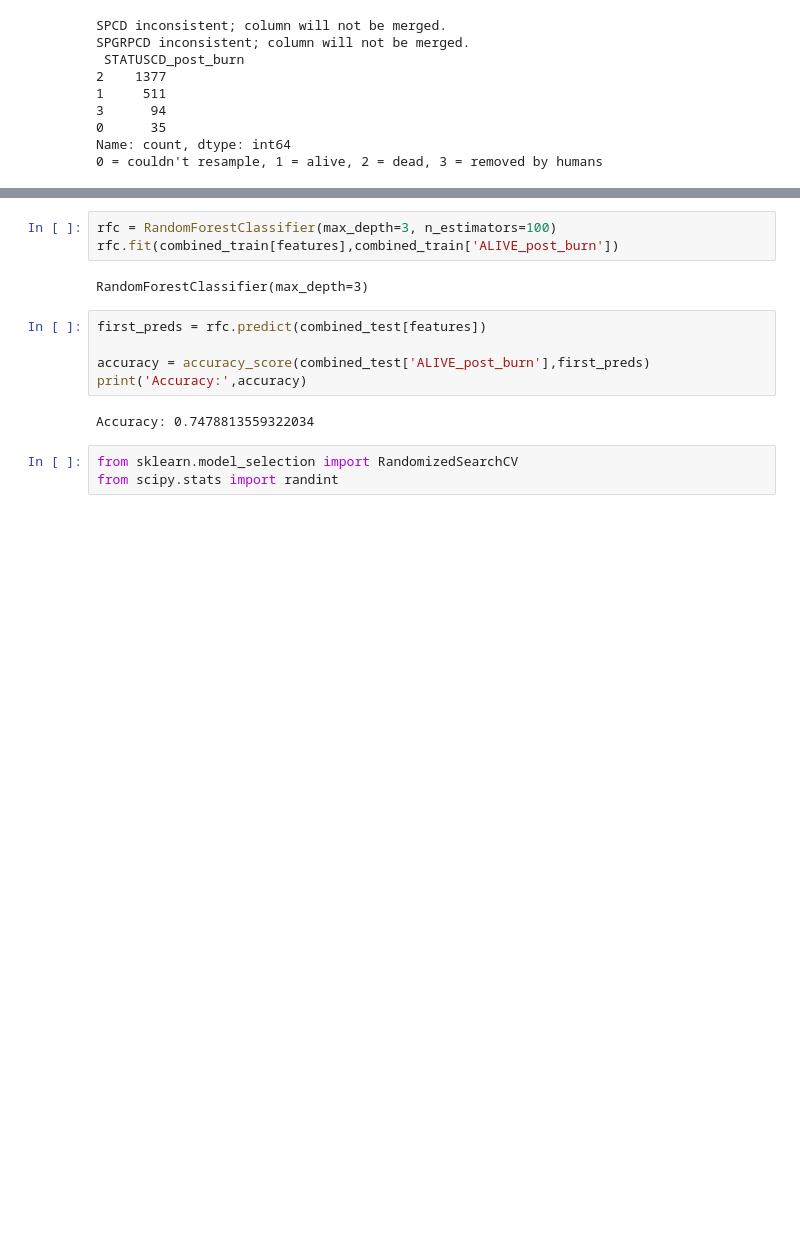
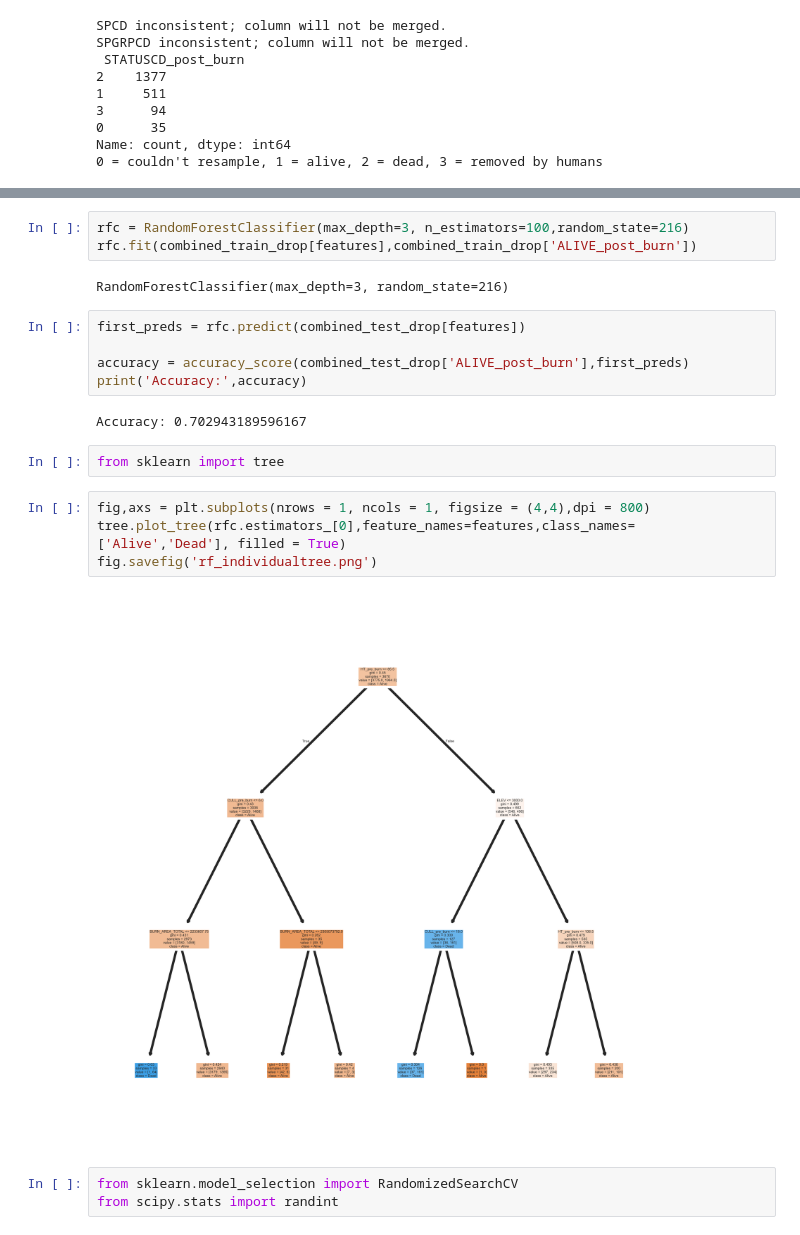
Before and after one commit to hbclad/Erdos_Trees, a Jupyter notebook: machine_learning/Henry_Analysis.ipynb, the cells around one changed output, grey strips where cells are left out. Drawn from its saved outputs; the diff is of its cells as text; blank space fills up the shorter version.

Commit message:
tree stuff

```diff
--- a/machine_learning/Henry_Analysis.ipynb
+++ b/machine_learning/Henry_Analysis.ipynb
@@ -60,15 +86,23 @@ Name: count, dtype: int64
 # %%
-rfc = RandomForestClassifier(max_depth=3, n_estimators=100)
-rfc.fit(combined_train[features],combined_train['ALIVE_post_burn'])
+rfc = RandomForestClassifier(max_depth=3, n_estimators=100,random_state=216)
+rfc.fit(combined_train_drop[features],combined_train_drop['ALIVE_post_burn'])
 # %% [output]
-RandomForestClassifier(max_depth=3)
+RandomForestClassifier(max_depth=3, random_state=216)
 # %%
-first_preds = rfc.predict(combined_test[features])
+first_preds = rfc.predict(combined_test_drop[features])
 
-accuracy = accuracy_score(combined_test['ALIVE_post_burn'],first_preds)
+accuracy = accuracy_score(combined_test_drop['ALIVE_post_burn'],first_preds)
 print('Accuracy:',accuracy)
 # %% [output]
-Accuracy: 0.7478813559322034
+Accuracy: 0.702943189596167
+# %%
+from sklearn import tree
+# %%
+fig,axs = plt.subplots(nrows = 1, ncols = 1, figsize = (4,4),dpi = 800)
+tree.plot_tree(rfc.estimators_[0],feature_names=features,class_names=['Alive','Dead'], filled = True)
+fig.savefig('rf_individualtree.png')
+# %% [output]
+[figure, added]
 # %%
 from sklearn.model_selection import RandomizedSearchCV
 from scipy.stats import randint
```
Also changed, not shown: parts of 14 cells of this notebook, 2 other files.
